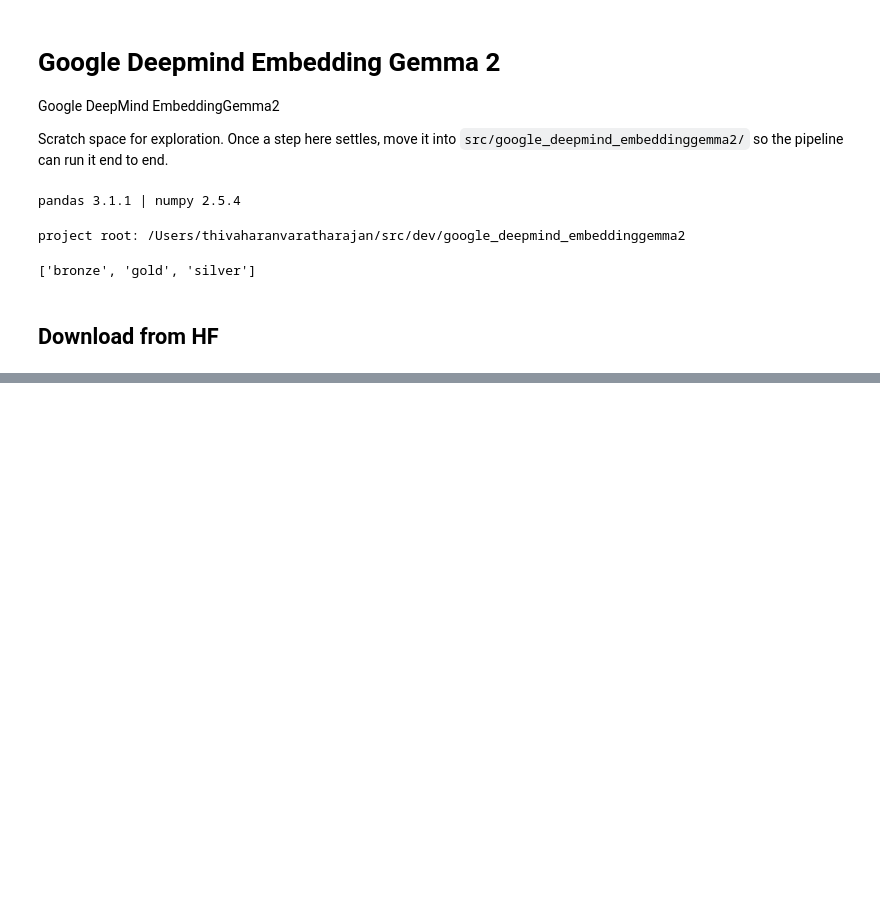
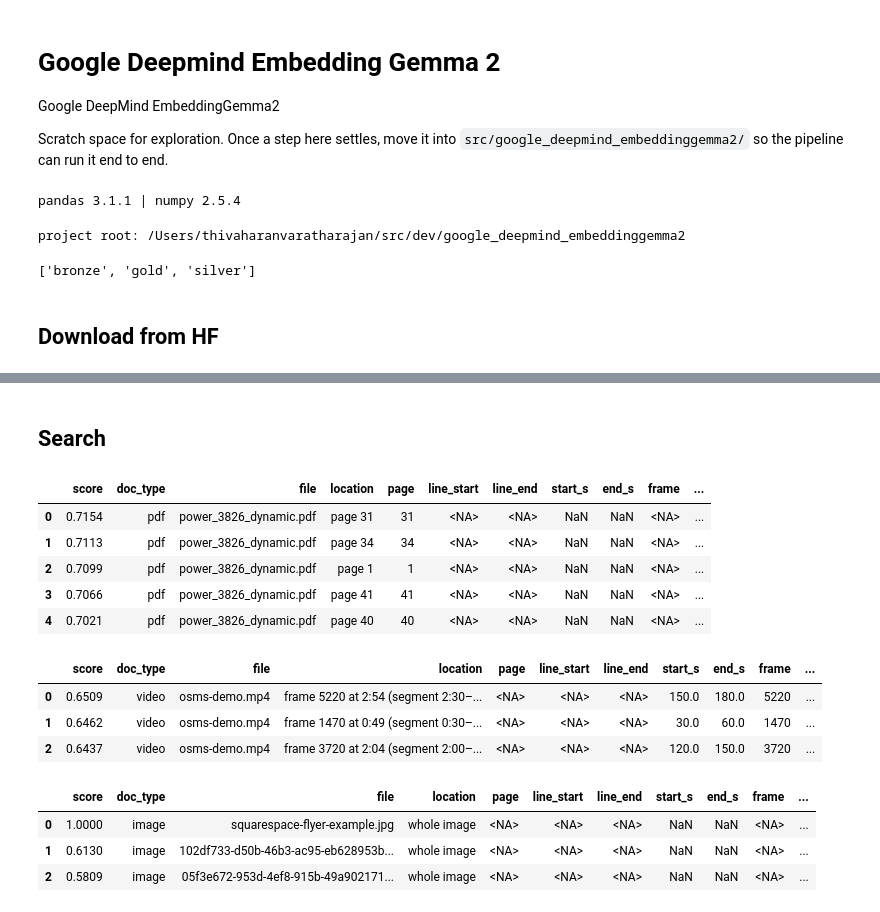
Before and after one commit to ThivaV/google_deepmind_embeddinggemma2, a Jupyter notebook: notebooks/google_deepmind_embeddinggemma2.ipynb, the cells around one changed output, grey strips where cells are left out. Cells and saved outputs as stored; diff of their text form; code cells hidden in the pictures; blank space fills up the shorter version.

Commit message:
chore: notebook with embedding generation (embedding gemma 2), milvus db, & search

```diff
--- a/notebooks/google_deepmind_embeddinggemma2.ipynb
+++ b/notebooks/google_deepmind_embeddinggemma2.ipynb
@@ -88,0 +90,17 @@ model saved to: .models/embeddinggemma-2
+# %%
+# Load EmbeddingGemma 2 from .models/ (no network needed)
+import torch
+from sentence_transformers import SentenceTransformer
+
+MODEL_DIR = PROJECT_ROOT / ".models" / "embeddinggemma-2"  # downloaded above
+
+DEVICE = "mps" if torch.backends.mps.is_available() else "cuda" if torch.cuda.is_available() else "cpu"
+# Never float16: the model silently returns NaNs (see the model card). bfloat16 on
+# CUDA; float32 elsewhere -- on Apple silicon bfloat16 only saved seconds here.
+DTYPE = torch.bfloat16 if DEVICE == "cuda" and torch.cuda.is_bf16_supported() else torch.float32
+
+model = SentenceTransformer(str(MODEL_DIR), device=DEVICE, model_kwargs={"dtype": DTYPE})
+# The tokenizer sets no length limit, so cap inputs at the model's 8K context.
+model.max_seq_length = 8192
+
+print(f"{MODEL_DIR.name} on {DEVICE} ({DTYPE}) | {model.get_embedding_dimension()}-d | modalities: {model.modalities}")
@@ -88,0 +520,2 @@ model saved to: .models/embeddinggemma-2
+# %% [markdown]
+## Search
@@ -88,0 +605,27 @@ model saved to: .models/embeddinggemma-2
+# %%
+# Examples: search the database -- every hit says where in its document it matched
+from IPython.display import display
+
+# A text query across every format (any language: the model is multilingual)
+display(search_embeddings("TV and laptop deals", top_k=5))
+
+# Only videos: the hit names the best-matching frame, and when it is
+display(search_embeddings("a software demo", doc_types="video", top_k=3))
+
+# A document as the query: the image itself comes back first, by name
+search_embeddings(Path(".data/bronze/imgs/squarespace-flyer-example.jpg"), doc_types="images", top_k=3)
+# %% [output]
+|  | score | doc_type | file | location | page | line_start | line_end | start_s | end_s | frame | ... |
+| 0 | 0.7154 | pdf | power_3826_dynamic.pdf | page 31 | 31 | <NA> | <NA> | NaN | NaN | <NA> | ... |
+| 1 | 0.7113 | pdf | power_3826_dynamic.pdf | page 34 | 34 | <NA> | <NA> | NaN | NaN | <NA> | ... |
+| 2 | 0.7099 | pdf | power_3826_dynamic.pdf | page 1 | 1 | <NA> | <NA> | NaN | NaN | <NA> | ... |
+| 3 | 0.7066 | pdf | power_3826_dynamic.pdf | page 41 | 41 | <NA> | <NA> | NaN | NaN | <NA> | ... |
+| 4 | 0.7021 | pdf | power_3826_dynamic.pdf | page 40 | 40 | <NA> | <NA> | NaN | NaN | <NA> | ... |
+|  | score | doc_type | file | location | page | line_start | line_end | start_s | end_s | frame | ... |
+| 0 | 0.6509 | video | osms-demo.mp4 | frame 5220 at 2:54 (segment 2:30–... | <NA> | <NA> | <NA> | 150.0 | 180.0 | 5220 | ... |
+| 1 | 0.6462 | video | osms-demo.mp4 | frame 1470 at 0:49 (segment 0:30–... | <NA> | <NA> | <NA> | 30.0 | 60.0 | 1470 | ... |
+| 2 | 0.6437 | video | osms-demo.mp4 | frame 3720 at 2:04 (segment 2:00–... | <NA> | <NA> | <NA> | 120.0 | 150.0 | 3720 | ... |
+|  | score | doc_type | file | location | page | line_start | line_end | start_s | end_s | frame | ... |
+| 0 | 1.0000 | image | squarespace-flyer-example.jpg | whole image | <NA> | <NA> | <NA> | NaN | NaN | <NA> | ... |
+| 1 | 0.6130 | image | 102df733-d50b-46b3-ac95-eb628953b... | whole image | <NA> | <NA> | <NA> | NaN | NaN | <NA> | ... |
+| 2 | 0.5809 | image | 05f3e672-953d-4ef8-915b-49a902171... | whole image | <NA> | <NA> | <NA> | NaN | NaN | <NA> | ... |
```
Also changed, not shown: parts of 10 cells of this notebook, 1 other file.
